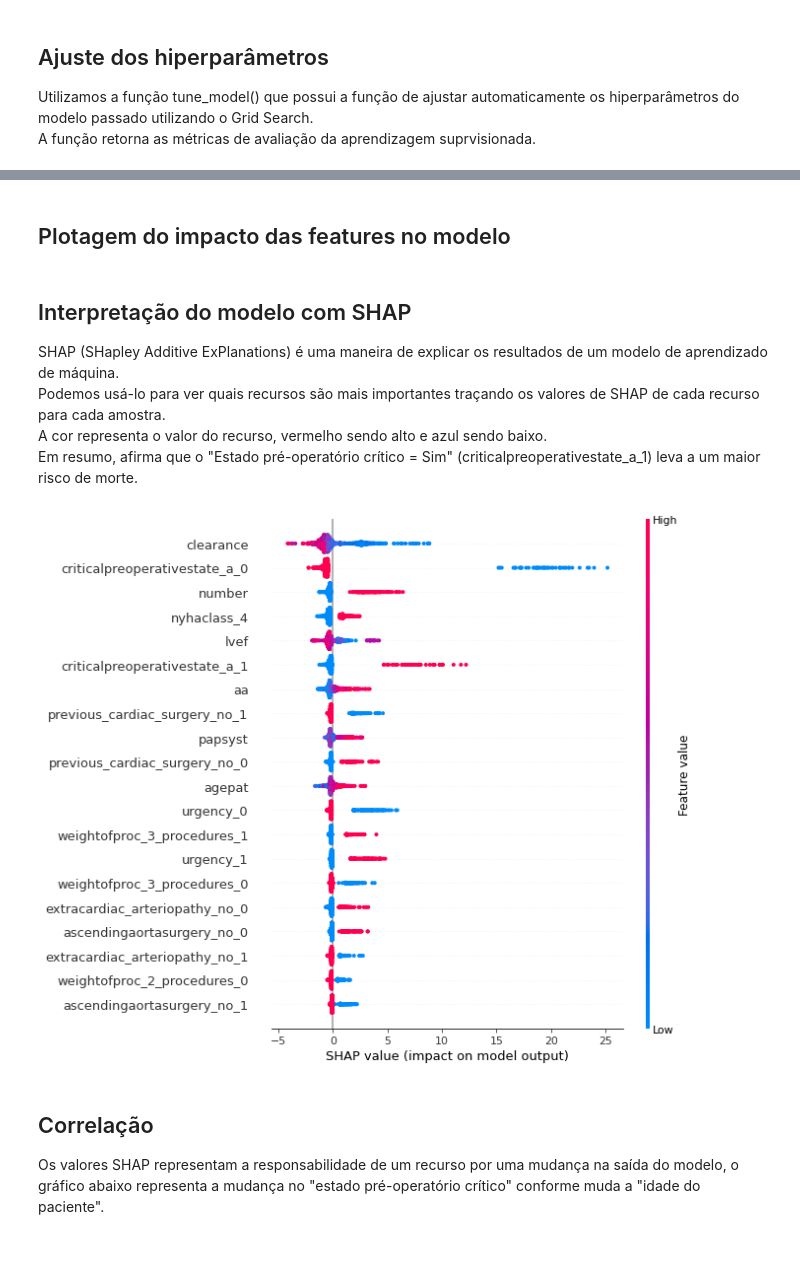
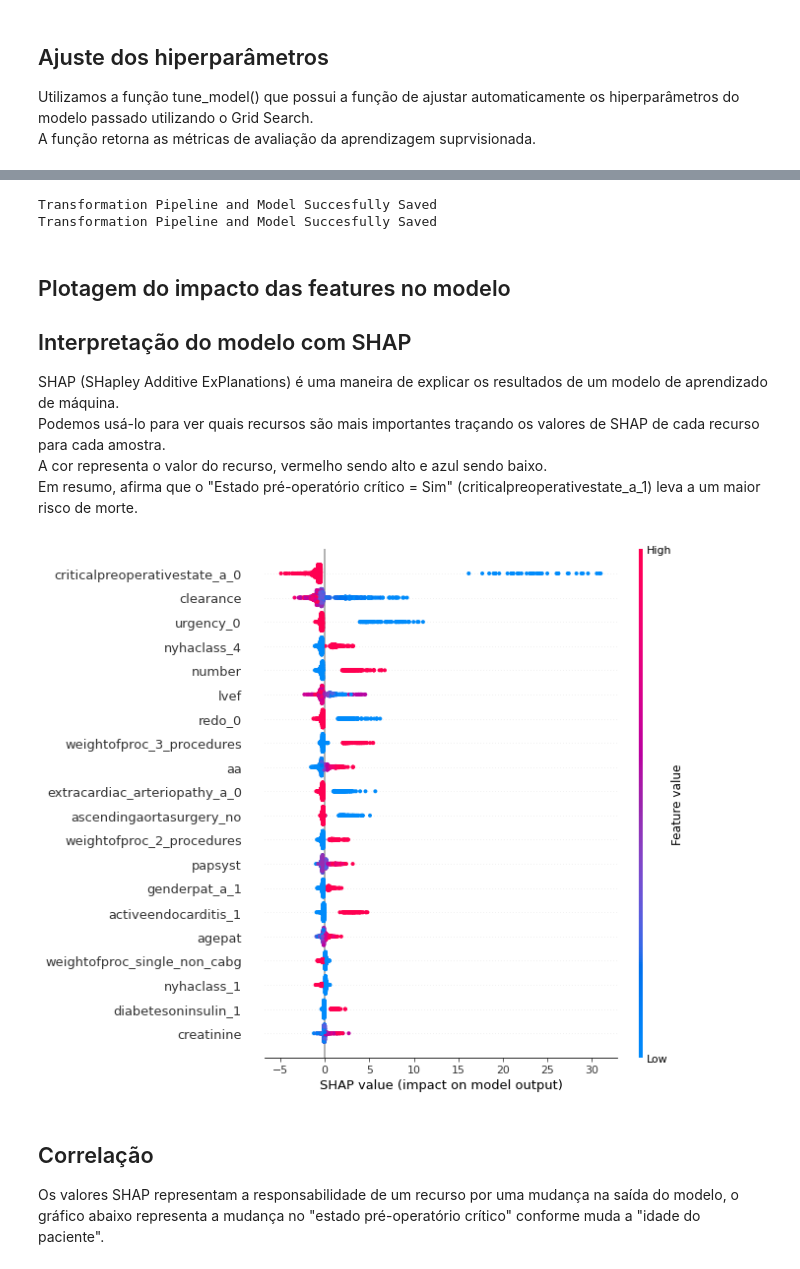
Before and after one commit to edsonpiresnunes/Euroscore, a Jupyter notebook: Euroscore.ipynb, the cells around one changed output, grey strips where cells are left out. Cells and saved outputs as stored; diff of their text form; code cells hidden in the pictures.

```diff
--- a/Euroscore.ipynb
+++ b/Euroscore.ipynb
@@ -287,6 +265,11 @@ print(trained_model)
-# %% [markdown]
-## Plotagem do impacto das features no modelo
+# %%
+save_model(trained_model, 'trained_model')
+save_model(tuned_catboost, 'tuned_model')
+# %% [output]
+Transformation Pipeline and Model Succesfully Saved
+Transformation Pipeline and Model Succesfully Saved
 # %% [markdown]
+## Plotagem do impacto das features no modelo
 ## Interpretação do modelo com SHAP
 
 SHAP (SHapley Additive ExPlanations) é uma maneira de explicar os resultados de um modelo de aprendizado de máquina.
@@ -294,9 +277,10 @@ SHAP (SHapley Additive ExPlanations) é uma maneira de explicar os resultados de
 <br>A cor representa o valor do recurso, vermelho sendo alto e azul sendo baixo.
 <bR>Em resumo, afirma que o "Estado pré-operatório crítico = Sim" (criticalpreoperativestate_a_1) leva a um maior risco de morte.
 # %%
+interpret_model(trained_model)
 interpret_model(tuned_catboost)
 # %% [output]
-[figure, old version]
+[figure, new version]
 # %% [markdown]
 ## Correlação
 
```
Also changed, not shown: parts of 36 cells of this notebook, 17 other files.
